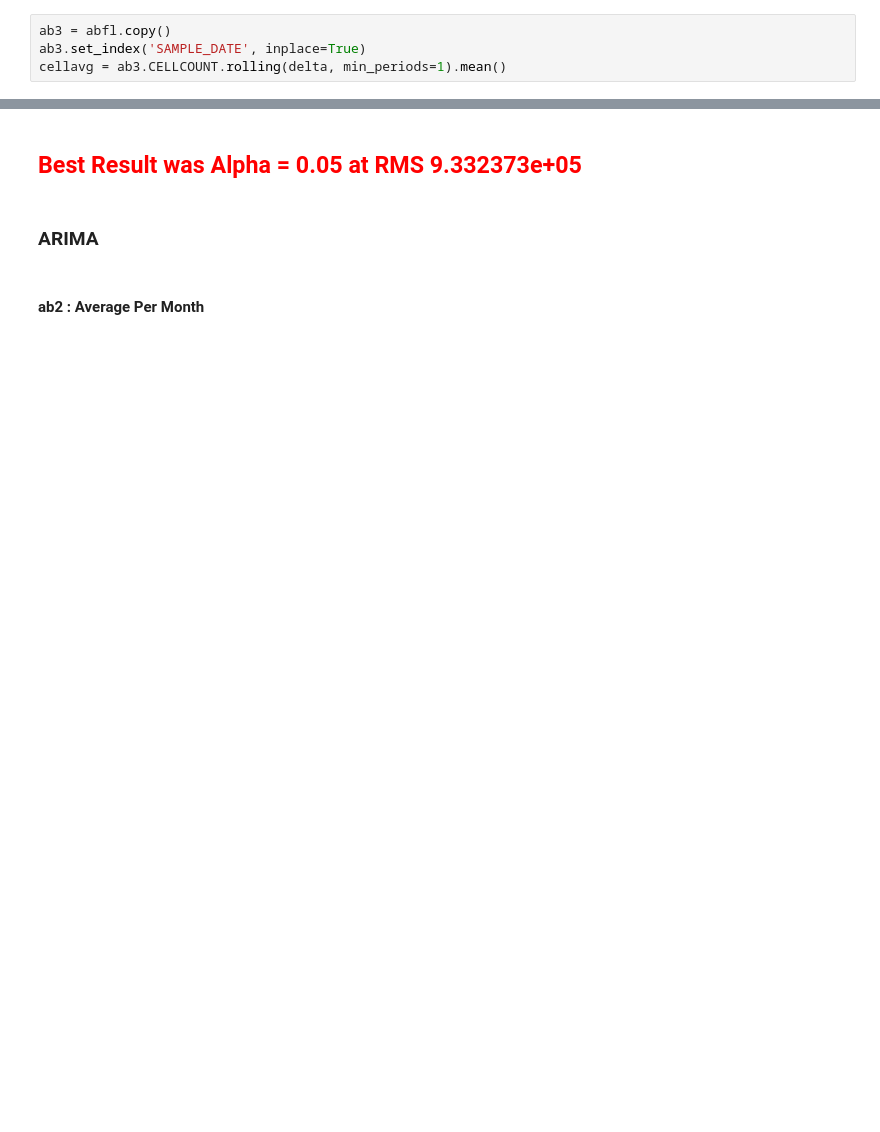
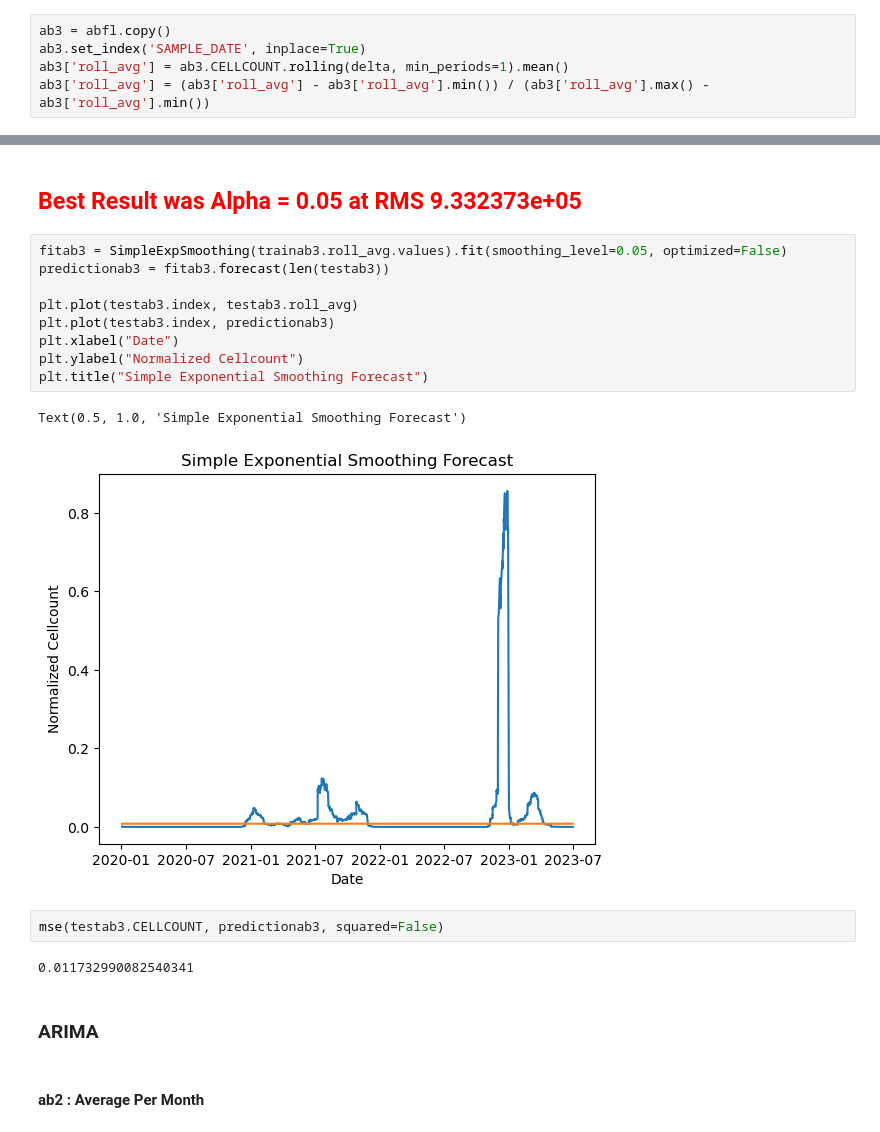
Before and after one commit to pddoze/Algae_Bloom_Forecast, a Jupyter notebook: code/Algae_Bloom_Forecast_Modeling.ipynb, the cells around one changed output, grey strips where cells are left out. Cells and saved outputs as stored; diff of their text form; blank space fills up the shorter version.

```diff
--- a/code/Algae_Bloom_Forecast_Modeling.ipynb
+++ b/code/Algae_Bloom_Forecast_Modeling.ipynb
@@ -31,6 +33,7 @@ delta = timedelta(days=30)
 # %%
 ab3 = abfl.copy()
 ab3.set_index('SAMPLE_DATE', inplace=True)
-cellavg = ab3.CELLCOUNT.rolling(delta, min_periods=1).mean()
+ab3['roll_avg'] = ab3.CELLCOUNT.rolling(delta, min_periods=1).mean()
+ab3['roll_avg'] = (ab3['roll_avg'] - ab3['roll_avg'].min()) / (ab3['roll_avg'].max() - ab3['roll_avg'].min())
 # %% [markdown]
 ### Splitting the data into test and train. I want to forecast on the last three years.
@@ -246,5 +247,21 @@ Best RMS is 9.332373e+05
 # %% [markdown]
 ## <span style=color:red> Best Result was Alpha = 0.05 at RMS 9.332373e+05 </span>
+# %%
+fitab3 = SimpleExpSmoothing(trainab3.roll_avg.values).fit(smoothing_level=0.05, optimized=False)
+predictionab3 = fitab3.forecast(len(testab3))
+
+plt.plot(testab3.index, testab3.roll_avg)
+plt.plot(testab3.index, predictionab3)
+plt.xlabel("Date")
+plt.ylabel("Normalized Cellcount")
+plt.title("Simple Exponential Smoothing Forecast")
+# %% [output]
+Text(0.5, 1.0, 'Simple Exponential Smoothing Forecast')
+[figure, added]
+# %%
+mse(testab3.CELLCOUNT, predictionab3, squared=False)
+# %% [output]
+0.011732990082540341
 # %% [markdown]
 ### ARIMA
 # %% [markdown]
```
Also changed, not shown: parts of 79 cells of this notebook.
